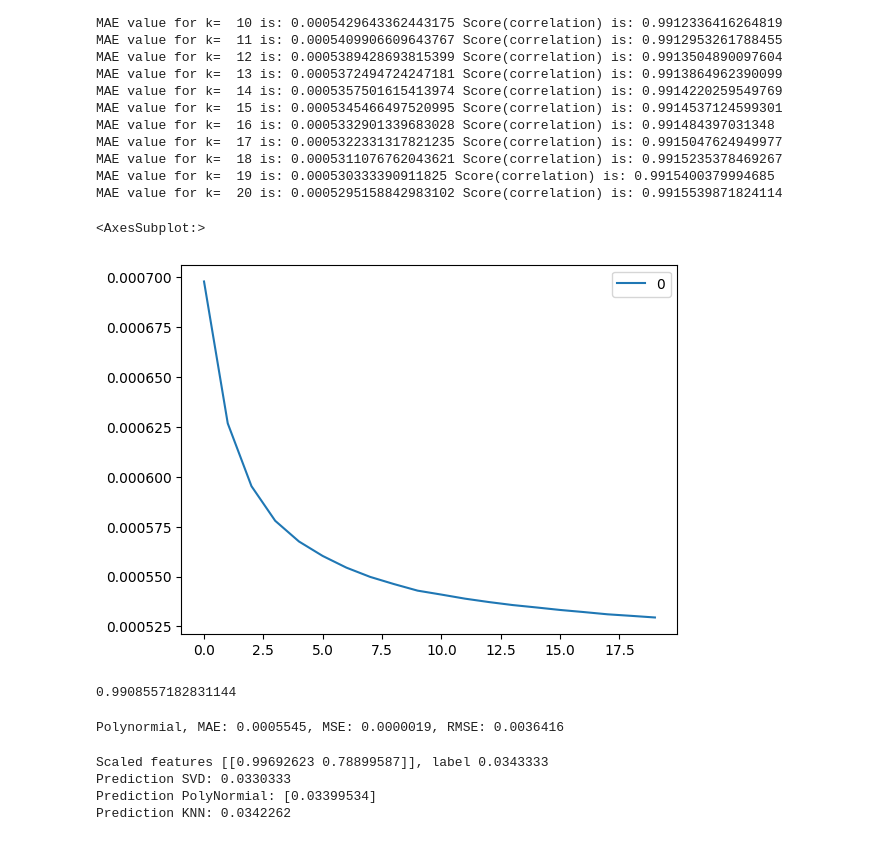
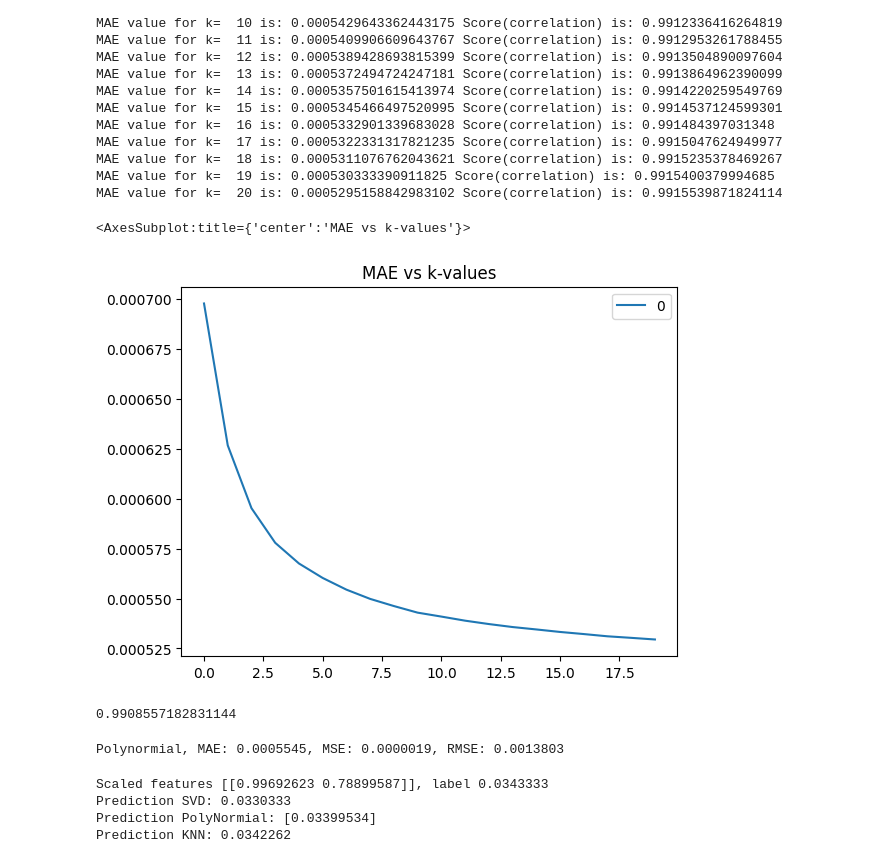
Before and after one commit to cooperhankun/Deep_learning, a Jupyter notebook: project/cetasol_1.ipynb, the cells around one changed output. Drawn from its saved outputs; the diff is of its cells as text; code cells hidden in the pictures.

```diff
--- a/project/cetasol_1.ipynb
+++ b/project/cetasol_1.ipynb
@@ -402,10 +402,10 @@ MAE value for k=  19 is: 0.000530333390911825 Score(correlation) is: 0.991540037
 MAE value for k=  20 is: 0.0005295158842983102 Score(correlation) is: 0.9915539871824114
 # %%
 curve = pd.DataFrame(mae_val)
-curve.plot()
+curve.plot(title = "MAE vs k-values")
 # %% [output]
-<AxesSubplot:>
+<AxesSubplot:title={'center':'MAE vs k-values'}>
-[figure, old version]
+[figure, new version]
 # %%
 from sklearn import neighbors
 
@@ -419,11 +419,11 @@ pred_knn_test = knn_reg.predict(scaled_X_test)
 # %%
 mae_knn = mean_absolute_error(y_test, pred_knn_test)
 mse_knn = mean_squared_error(y_test, pred_knn_test)
-rmse_knn = np.sqrt(mse_SGD)
+rmse_knn = np.sqrt(mse_knn)
 
 print(f"Polynormial, MAE: {mae_knn:.7f}, MSE: {mse_knn:.7f}, RMSE: {rmse_knn:.7f}")
 # %% [output]
-Polynormial, MAE: 0.0005545, MSE: 0.0000019, RMSE: 0.0036416
+Polynormial, MAE: 0.0005545, MSE: 0.0000019, RMSE: 0.0013803
 # %%
 test_sample_features = scaled_X_test[234567].reshape(1,-1)
 test_sample_target = y_test.values[234567]
```
Also changed, not shown: parts of 12 cells of this notebook.
